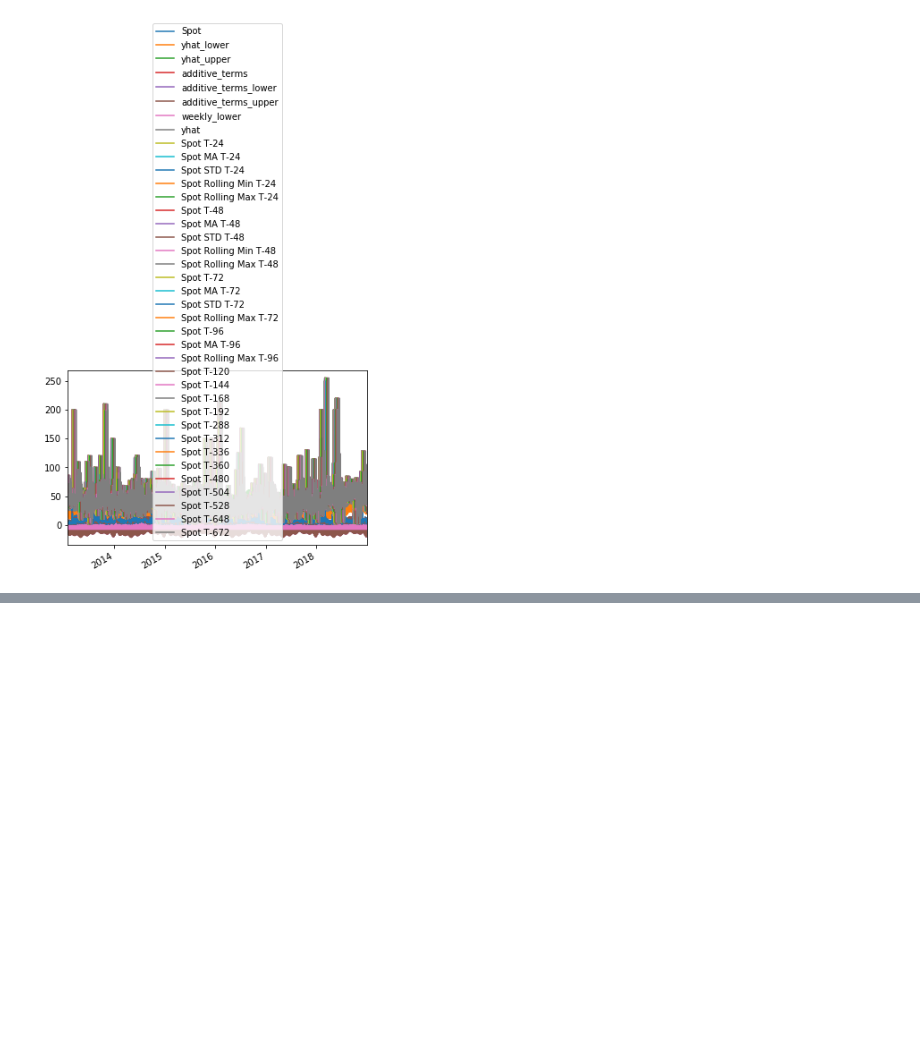
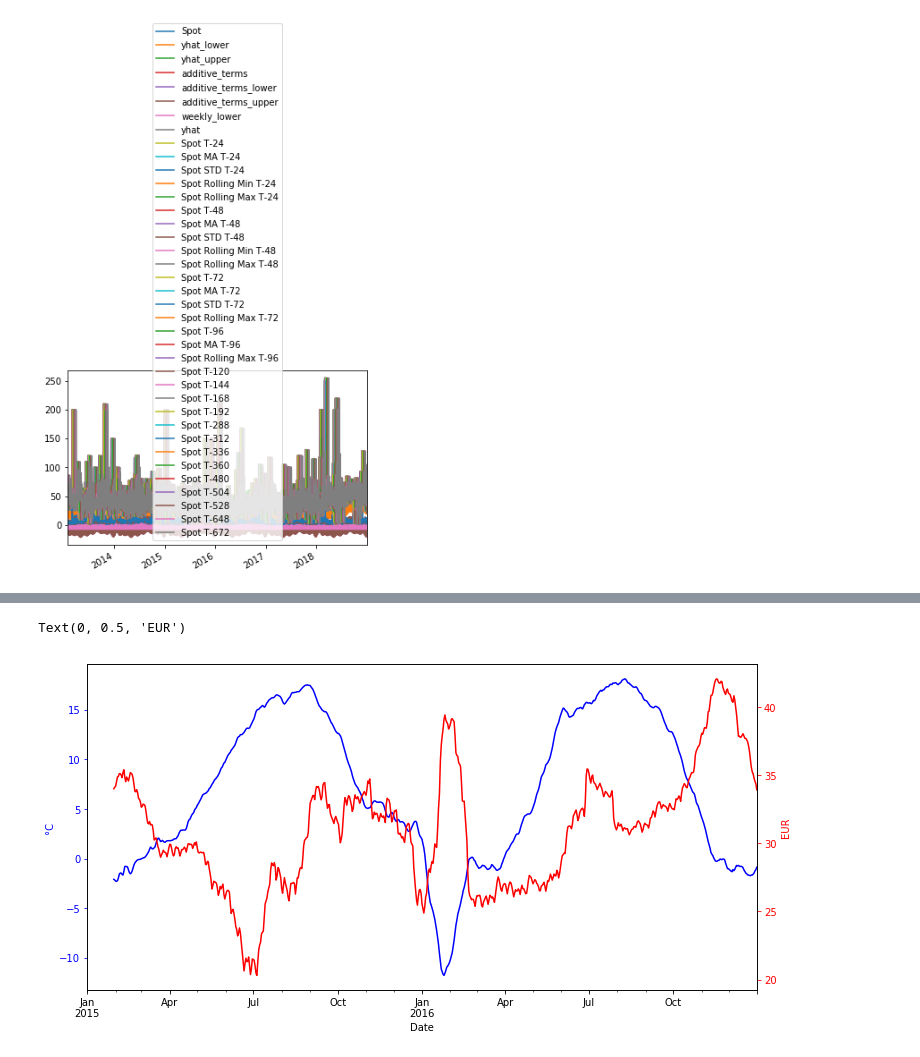
Before and after one commit to Cadax/nordpool-spot-price, a Jupyter notebook: notebooks/Feature_Engineering.ipynb, the cells around one changed output, grey strips where cells are left out. Saved outputs shown, nothing was run; the diff lists cells and outputs as text; code cells hidden in the pictures; blank space fills up the shorter version.

```diff
--- a/notebooks/Feature_Engineering.ipynb
+++ b/notebooks/Feature_Engineering.ipynb
@@ -937,0 +1051,19 @@ df.to_pickle('dataframes/combined_df_stripped_swe3_shifted.pickle')
+# %%
+temperature = load_hourly_fi_tempdata()
+consumption = load_energy_consumption_data()
+temperature = temperature.tz_convert(None)
+consumption = consumption.tz_convert(None)
+df = df.asfreq('D')
+# %%
+df['Helsinki Temperature'] = temperature['Helsinki Temperature'].resample('D').mean()
+fig, ax1 = plt.subplots(figsize=(12,6))
+df['2015':'2016']['Helsinki Temperature'].rolling(30).mean().plot(ax=ax1,color='b')
+ax1.set_ylabel('°C',color='b')
+ax1.tick_params('y', colors='b')
+ax2 = ax1.twinx()
+df['2015':'2016']['Spot Price'].rolling(30).mean().plot(ax=ax2,color='r')
+ax2.tick_params('y', colors='r')
+ax2.set_ylabel('EUR',color='r')
+# %% [output]
+Text(0, 0.5, 'EUR')
+[figure, added]
```
Also changed, not shown: parts of 43 cells of this notebook, 11 other files.
